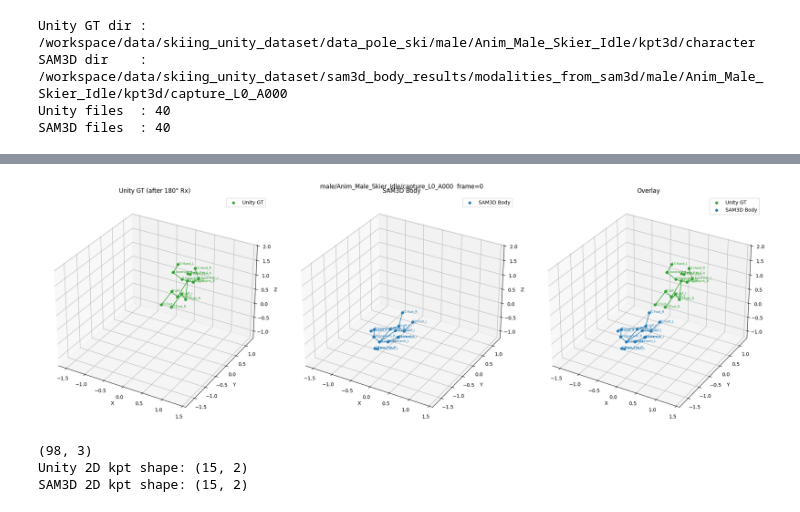
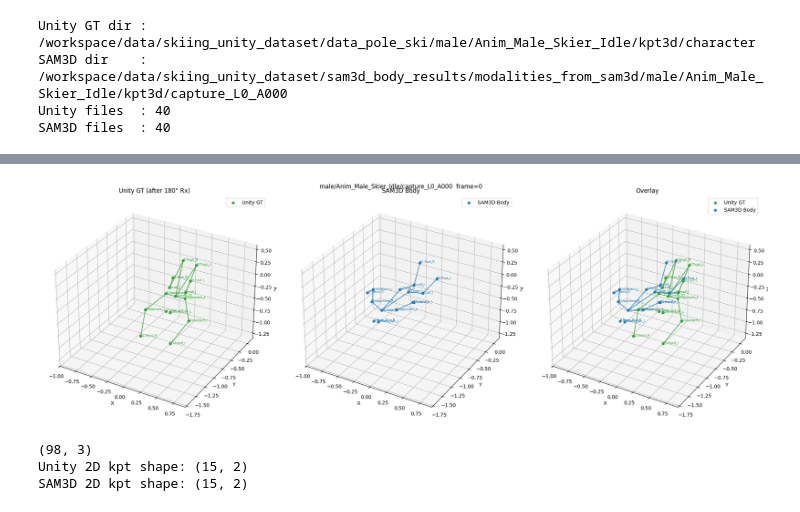
Before and after one commit to ChenKaiXuSan/Ski3DPose_PyTorch, a Jupyter notebook: analysis/check_kpt.ipynb, the cells around one changed output, grey strips where cells are left out. Saved outputs shown, nothing was run; the diff lists cells and outputs as text; code cells hidden in the pictures.

```diff
--- a/analysis/check_kpt.ipynb
+++ b/analysis/check_kpt.ipynb
@@ -44,33 +44,27 @@ SAM3D dir    : /workspace/data/skiing_unity_dataset/sam3d_body_results/modalitie
 Unity files  : 40
 SAM3D files  : 40
 # %%
-def rotate_x_180(pts: np.ndarray) -> np.ndarray:
-    """绕 X 轴旋转 180°：y' = -y, z' = -z（Unity → SAM3D 坐标系）。"""
-    out = pts.copy().astype(np.float32)
-    out[:, 1] = -pts[:, 1]
-    out[:, 2] = -pts[:, 2]
-    return out
+def rotate_x_90(pts: np.ndarray) -> np.ndarray:
+    """绕 X 轴旋转 90 度（Unity → SAM3D 坐标系）。"""
+    rotated = pts.copy()
+    x, y, z = rotated[:, 0], rotated[:, 1], rotated[:, 2]
+    rotated[:, 0] = x
+    rotated[:, 1] = -z
+    rotated[:, 2] = y
+    return rotated
 
-def rotate_x_90(pts: np.ndarray) -> np.ndarray:
-    """绕 X 轴旋转 90°：y' = -z, z' = y（SAM3D → Unity 坐标系）。"""
-    out = pts.copy().astype(np.float32)
-    out[:, 1] = -pts[:, 2]
-    out[:, 2] = pts[:, 1]
-    return out
-
-def rotate_y_180(pts: np.ndarray) -> np.ndarray:
-    """绕 Y 轴旋转 180°：x' = -x, z' = -z（Unity → SAM3D 坐标系）。"""
-    out = pts.copy().astype(np.float32)
-    out[:, 0] = -pts[:, 0]
-    out[:, 2] = -pts[:, 2]
-    return out
+def rotate_y_flip(pts: np.ndarray) -> np.ndarray:
+    """绕 Y 轴翻转（180度旋转）。"""
+    flipped = pts.copy()
+    flipped[:, 0] *= -1   # x 取反
+    return flipped
 
 def load_unity_character(frame_idx: int, flag: str) -> np.ndarray:
     """读取 Unity GT character 关键点并转换到 SAM3D 坐标系，再过滤到 15 关节。"""
     path = unity_char_dir / f"frame_{frame_idx:06d}.npy"
     raw = np.load(path).astype(np.float32)
     raw = rotate_x_90(raw)
-    raw = rotate_y_180(raw)
+    raw = rotate_y_flip(raw)
     return filter_unity_kpts(raw, flag=flag, gender=GENDER)          # [15, 3]
 
 
@@ -207,9 +248,7 @@ def set_equal_axes(ax, all_pts: np.ndarray) -> None:
 fig = plt.figure(figsize=(21, 7))
 fig.suptitle(f"{GENDER}/{ACTION}/{CAMERA}  frame={FRAME_IDX}")
 
-unity_kpt = rotate_x_90(unity_kpt)  # Unity → SAM3D 坐标系
-# y轴旋转180度
-unity_kpt = rotate_y_180(unity_kpt)
+# unity_kpt = rotate_y_flip(unity_kpt)
 all_pts = np.concatenate([unity_kpt, sam3d_kpt], axis=0)
 
 # Panel 1: Unity GT
@@ -217,34 +256,34 @@ ax1 = fig.add_subplot(1, 3, 1, projection="3d")
 draw_skeleton_3d(ax1, unity_kpt, color="tab:green", label="Unity GT")
 annotate_kpts_3d(ax1, unity_kpt, selected_names, color="tab:green")
 set_equal_axes(ax1, all_pts)
 ax1.set_title("Unity GT (after 180° Rx)")
 ax1.set_xlabel("X"); ax1.set_ylabel("Y"); ax1.set_zlabel("Z")
 ax1.legend()
 
 # Panel 2: SAM3D Body
 ax2 = fig.add_subplot(1, 3, 2, projection="3d")
 draw_skeleton_3d(ax2, sam3d_kpt, color="tab:blue", label="SAM3D Body")
 annotate_kpts_3d(ax2, sam3d_kpt, selected_names, color="tab:blue")
 set_equal_axes(ax2, all_pts)
 ax2.set_title("SAM3D Body")
 ax2.set_xlabel("X"); ax2.set_ylabel("Y"); ax2.set_zlabel("Z")
 ax2.legend()
 
 # Panel 3: 叠加对比
 ax3 = fig.add_subplot(1, 3, 3, projection="3d")
 draw_skeleton_3d(ax3, unity_kpt, color="tab:green", label="Unity GT")
 draw_skeleton_3d(ax3, sam3d_kpt, color="tab:blue",  label="SAM3D Body")
 annotate_kpts_3d(ax3, unity_kpt, selected_names, color="tab:green")
 annotate_kpts_3d(ax3, sam3d_kpt, selected_names, color="tab:blue")
 set_equal_axes(ax3, all_pts)
 ax3.set_title("Overlay")
 ax3.set_xlabel("X"); ax3.set_ylabel("Y"); ax3.set_zlabel("Z")
 ax3.legend()
 
 plt.tight_layout()
 plt.show()
 # %% [output]
-[figure, old version]
+[figure, new version]
 # %%
 import cv2
 
```
Also changed, not shown: parts of 4 cells of this notebook, 7 other files.
